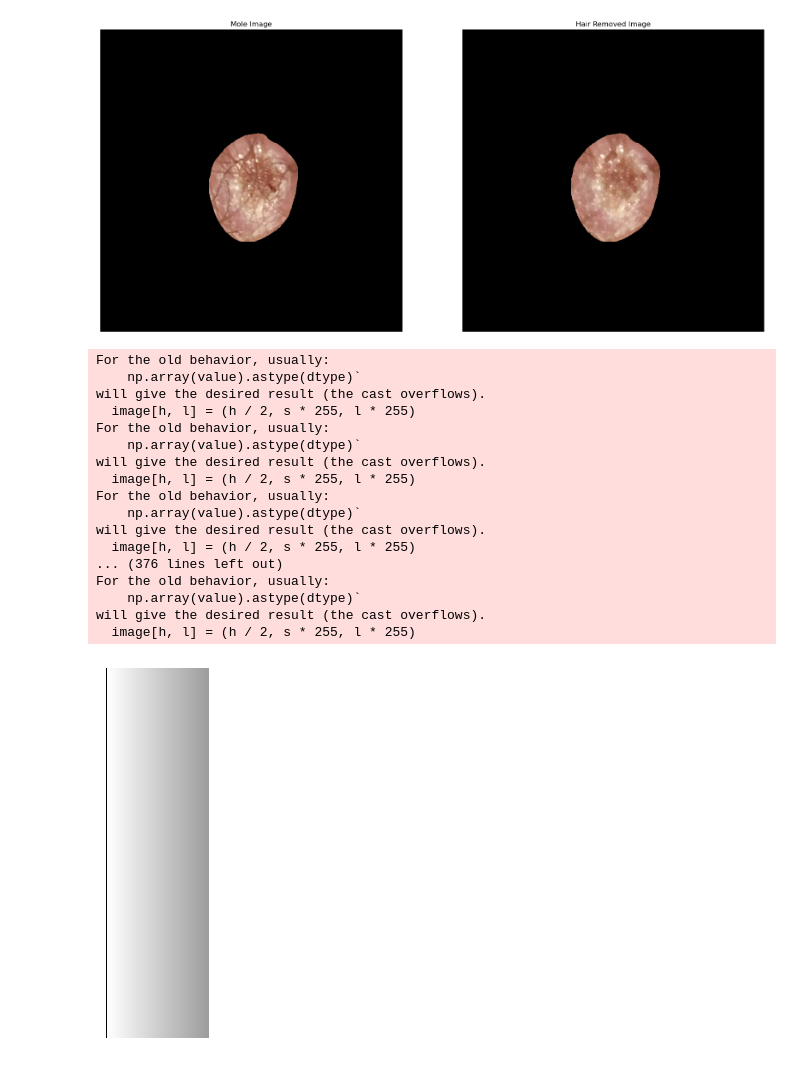
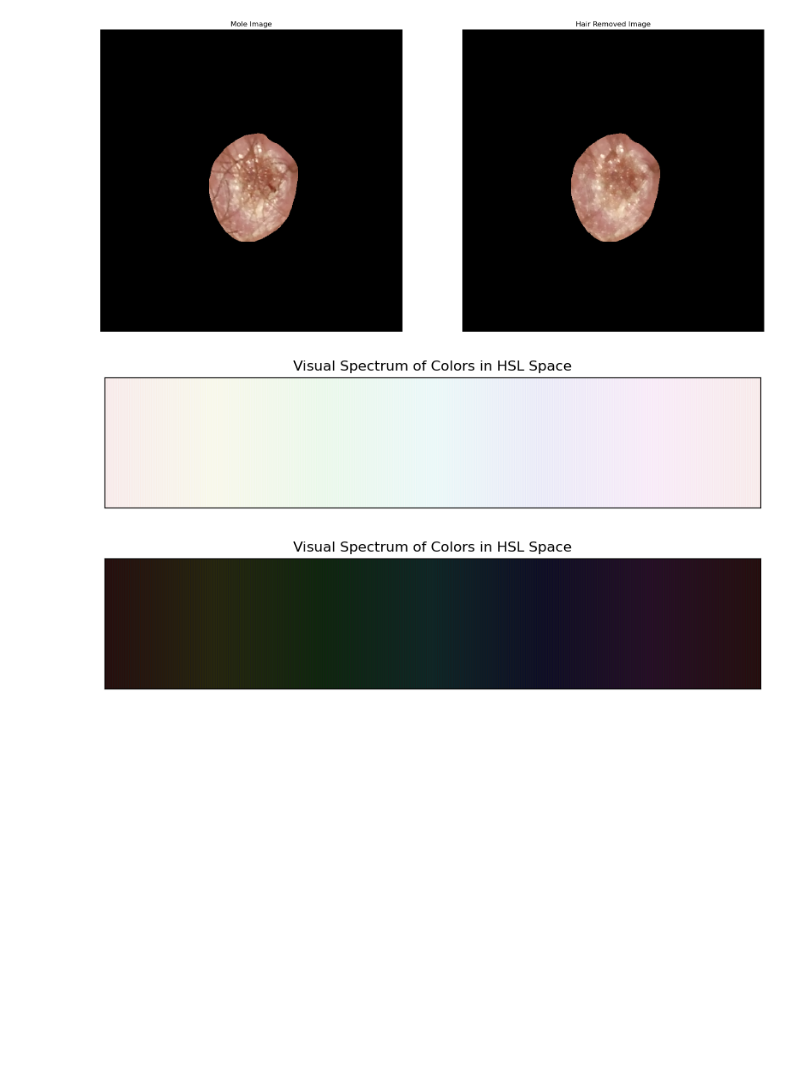
Before and after one commit to andreea-mitco/Project_data_science_queen_snakes, a Jupyter notebook: notebooks/color_detection.ipynb, the cells around one changed output. Cells and saved outputs as stored; diff of their text form; code cells hidden in the pictures; blank space fills up the shorter version.

Commit message:
add color range visualization

```diff
--- a/notebooks/color_detection.ipynb
+++ b/notebooks/color_detection.ipynb
@@ -116,12 +116,16 @@ display_images([mole_image, hair_removed], ["Mole Image", "Hair Removed Image"])
 ###     White range
 white_range = {
     "H": [0, 360],
-    "S": [0, 100],
-    "L": [0, 100]
+    "S": [0, 10],
+    "L": [95, 100]
 }
 white_pixels_rate = 0.01
 ###     Black range
-black_range = [0, 20]
+black_range = {
+    "H": [0, 360],
+    "S": [0, 100],
+    "L": [0, 20]
+}
 black_pixels_rate = 0.01
 ###     Red range
 red_range = [[0, 20], [320, 360], [50, 100], [50, 100]]
@@ -158,25 +185,12 @@ def display_range(color_range):
     plt.show()
 # %%
-display_range(white_range)
+visualize_hsl_range(white_range)
 # %% [output]
-For the old behavior, usually:
-    np.array(value).astype(dtype)`
-will give the desired result (the cast overflows).
-  image[h, l] = (h / 2, s * 255, l * 255)
-For the old behavior, usually:
-    np.array(value).astype(dtype)`
-will give the desired result (the cast overflows).
-  image[h, l] = (h / 2, s * 255, l * 255)
-For the old behavior, usually:
-    np.array(value).astype(dtype)`
-will give the desired result (the cast overflows).
-  image[h, l] = (h / 2, s * 255, l * 255)
-... (376 lines left out)
-For the old behavior, usually:
-    np.array(value).astype(dtype)`
-will give the desired result (the cast overflows).
-  image[h, l] = (h / 2, s * 255, l * 255)
-[figure, old version]
+[figure, new version]
+# %%
+visualize_hsl_range(black_range)
+# %% [output]
+[figure, added]
 # %%
 def find_pixels_inside_mask(img):
     pixels_inside_mask = []
```
Also changed, not shown: parts of 3 cells of this notebook.
